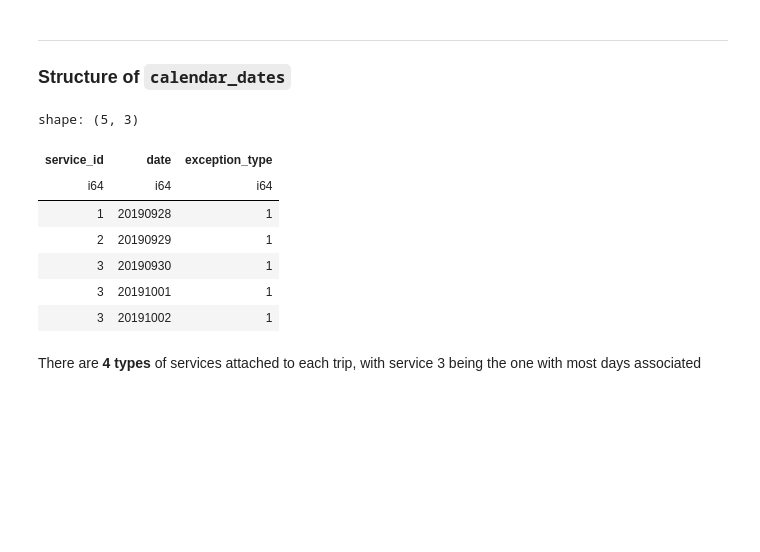
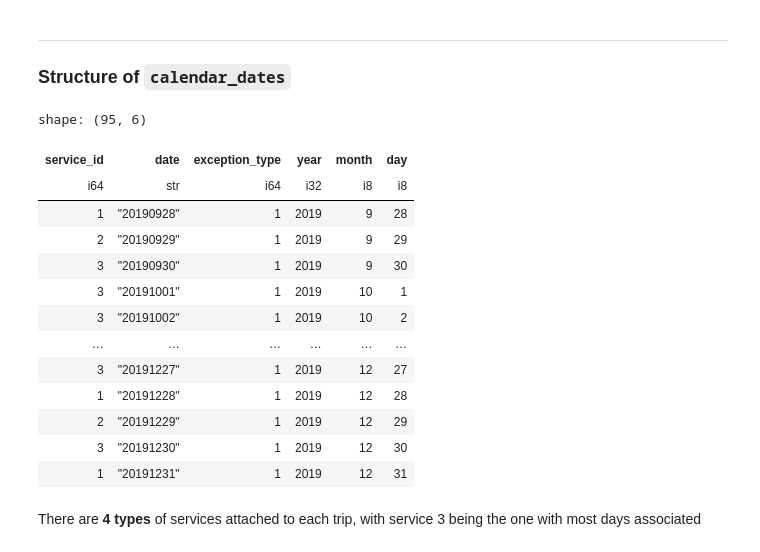
Before and after one commit to ivanadelcarmen/bus-gtfs-warehouse, a Jupyter notebook: overview.ipynb, the cells around one changed output. Drawn from its saved outputs; the diff is of its cells as text; code cells hidden in the pictures; blank space fills up the shorter version.

```diff
--- a/overview.ipynb
+++ b/overview.ipynb
@@ -35,16 +36,22 @@ for table in files:
 ---
 ### Structure of `calendar_dates`
 # %%
-calendar_dates.head()
+calendar_dates
 # %% [output]
-shape: (5, 3)
+shape: (95, 6)
-| service_id | date | exception_type |
-| i64 | i64 | i64 |
-| 1 | 20190928 | 1 |
-| 2 | 20190929 | 1 |
-| 3 | 20190930 | 1 |
-| 3 | 20191001 | 1 |
-| 3 | 20191002 | 1 |
+| service_id | date | exception_type | year | month | day |
+| i64 | str | i64 | i32 | i8 | i8 |
+| 1 | "20190928" | 1 | 2019 | 9 | 28 |
+| 2 | "20190929" | 1 | 2019 | 9 | 29 |
+| 3 | "20190930" | 1 | 2019 | 9 | 30 |
+| 3 | "20191001" | 1 | 2019 | 10 | 1 |
+| 3 | "20191002" | 1 | 2019 | 10 | 2 |
+| … | … | … | … | … | … |
+| 3 | "20191227" | 1 | 2019 | 12 | 27 |
+| 1 | "20191228" | 1 | 2019 | 12 | 28 |
+| 2 | "20191229" | 1 | 2019 | 12 | 29 |
+| 3 | "20191230" | 1 | 2019 | 12 | 30 |
+| 1 | "20191231" | 1 | 2019 | 12 | 31 |
 # %% [markdown]
 There are **4 types** of services attached to each trip, with service 3 being the one with most days associated
 # %%
```
Also changed, not shown: parts of 70 cells of this notebook.
